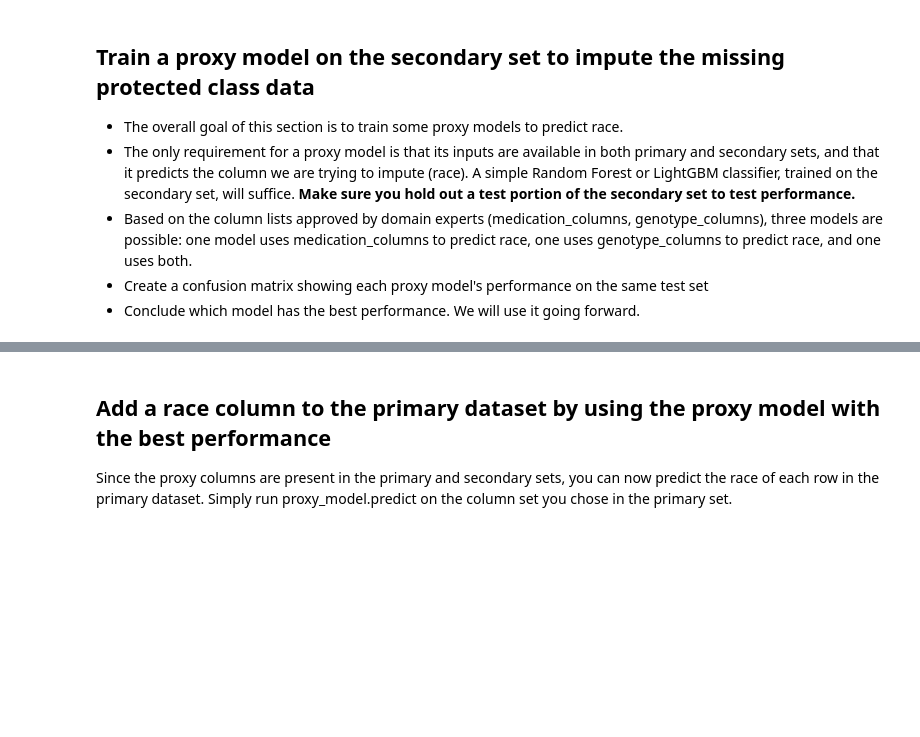
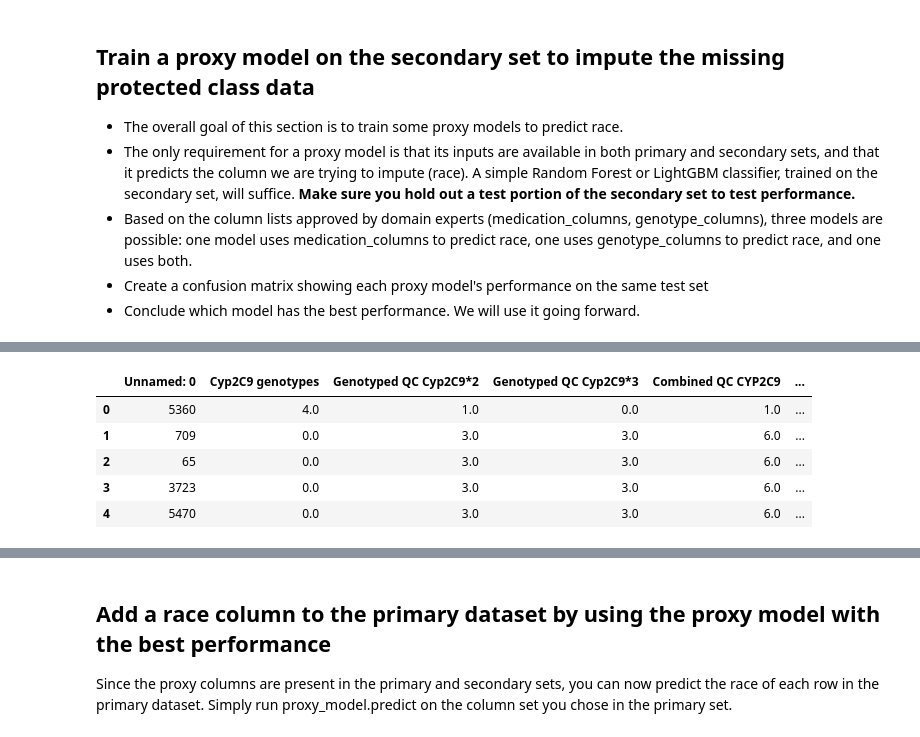
Before and after one commit to jnirschl/detecting-mitigating-bias-base, a Jupyter notebook: notebooks/Milestone_4_submission.ipynb, the cells around one changed output, grey strips where cells are left out. Cells and saved outputs as stored; diff of their text form; code cells hidden in the pictures; blank space fills up the shorter version.

```diff
--- a/notebooks/Milestone_4_submission.ipynb
+++ b/notebooks/Milestone_4_submission.ipynb
@@ -135,0 +209,3 @@ model
+# %%
+# set vars
+target_class = "Race (OMB)"
@@ -135,0 +236,17 @@ model
+# %%
+# encode target class 'race' as categorical integer class using LabelEncoder
+from sklearn.preprocessing import LabelEncoder
+
+# create instance
+lab_encode = LabelEncoder()
+
+# fit and transform the categorical variable origin into categorical integer classes
+secondary[target_class] = lab_encode.fit_transform(secondary[target_class])
+secondary.head()
+# %% [output]
+|  | Unnamed: 0 | Cyp2C9 genotypes | Genotyped QC Cyp2C9*2 | Genotyped QC Cyp2C9*3 | Combined QC CYP2C9 | ... |
+| 0 | 5360 | 4.0 | 1.0 | 0.0 | 1.0 | ... |
+| 1 | 709 | 0.0 | 3.0 | 3.0 | 6.0 | ... |
+| 2 | 65 | 0.0 | 3.0 | 3.0 | 6.0 | ... |
+| 3 | 3723 | 0.0 | 3.0 | 3.0 | 6.0 | ... |
+| 4 | 5470 | 0.0 | 3.0 | 3.0 | 6.0 | ... |
```
Also changed, not shown: parts of 22 cells of this notebook.
